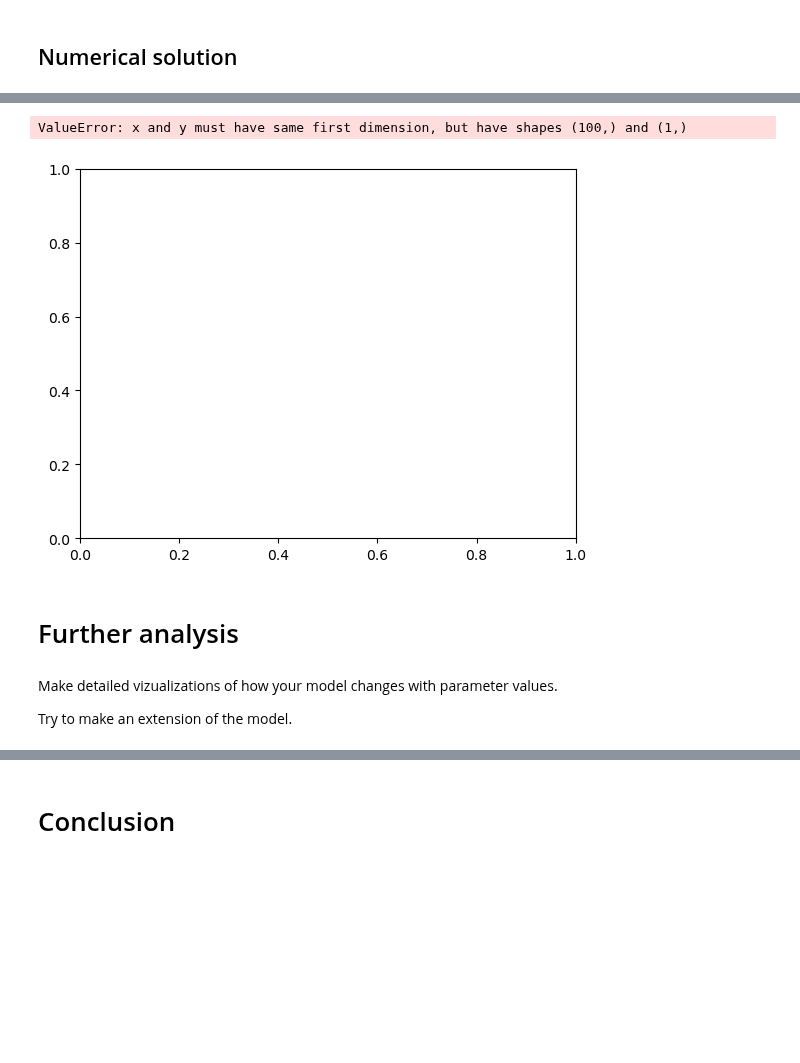
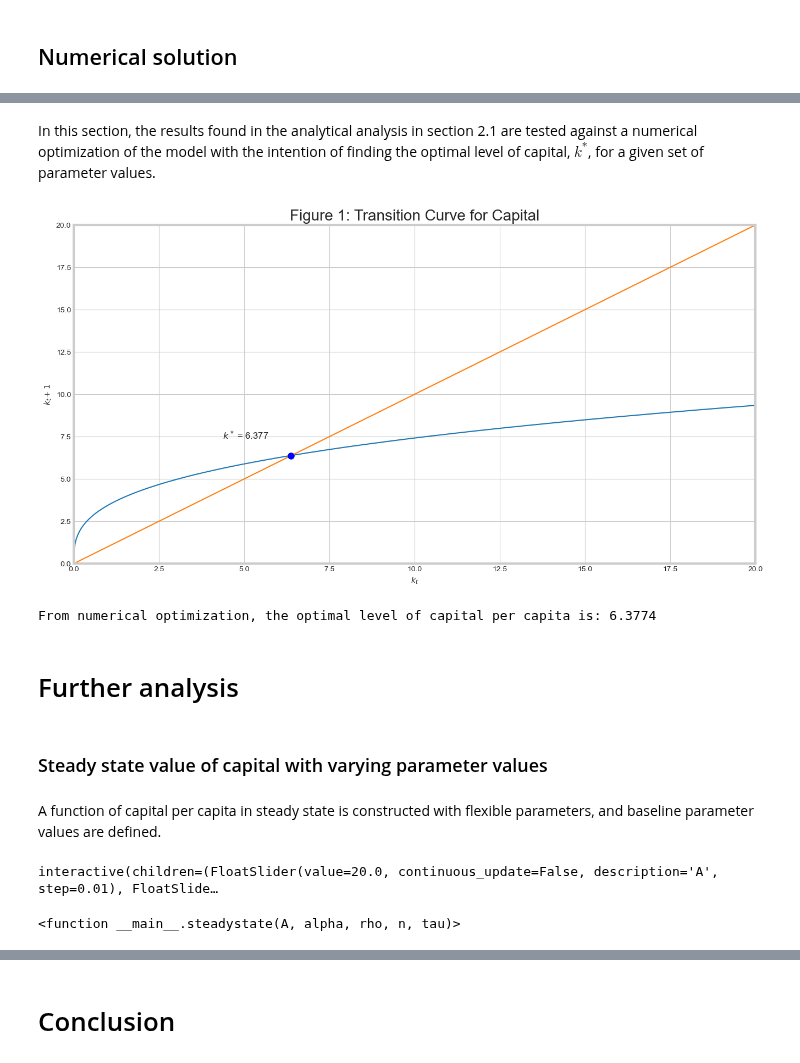
Before and after one commit to NumEconCopenhagen/projects-2023-frederikke-x2-og-sofie, a Jupyter notebook: modelproject/modelproject.ipynb, the cells around one changed output, grey strips where cells are left out. Drawn from its saved outputs; the diff is of its cells as text; code cells hidden in the pictures; blank space fills up the shorter version.

Commit message:
Modelprojekt

```diff
--- a/modelproject/modelproject.ipynb
+++ b/modelproject/modelproject.ipynb
@@ -53,5 +40,0 @@ y = sm.symbols('y')
-# %%
-f = k**alpha
-ss = sm.Eq(k,(s*(1-d)*f+(1-delta)*k)/((1+n)*(1+g)))
-kss = sm.solve(ss,k)[0]
-kss
@@ -105,12 +108,41 @@ def trans(s, d, alpha, delta, n, g):
-# %%
-plt.plot (K_vals, trans)
-plt.show()
-# %% [output]
-ValueError: x and y must have same first dimension, but have shapes (100,) and (1,)
-[figure, removed]
+# %% [markdown]
+
+In this section, the results found in the analytical analysis in section 2.1 are tested against a numerical optimization of the model with the intention of finding the optimal level of capital, $k^*$, for a given set of parameter values.
+# %%
+# a. The OLG class is called
+num_class = nm.OLG_modelClass()
+
+# b. Plotting the optimal level of capital in the transition diagram
+
+# i. The function describing the transition curve is called
+num_class.transition_curve()
+
+# ii. The figure is called and defined
+figure = plt.figure(figsize=(16,8))
+ax = figure.add_subplot(1,1,1)
+
+# iii. From the module, num_class, the graphs of the transition diagram are called
+num_class.plot_transition_curve(ax)
+num_class.plot_45_curve(ax)
+plt.plot(num_class.ss, num_class.ss, 'o', markersize=8, color='blue')
+plt.annotate(f'$k^*$ = {num_class.ss:.3f}', (num_class.ss-2, num_class.ss+1), size=12)
+plt.title('Figure 1: Transition Curve for Capital', loc='center', size=20)
+ax.spines['bottom'].set_linewidth(3)
+ax.spines['top'].set_linewidth(3)
+ax.spines['right'].set_linewidth(3)
+ax.spines['left'].set_linewidth(3)
+
+# iv. Display figure
+plt.show()
+
+# c. Print solution to the numerical analysis
+print(f'From numerical optimization, the optimal level of capital per capita is: {(num_class.ss):.4f}')
+# %% [output]
+[figure, added]
+From numerical optimization, the optimal level of capital per capita is: 6.3774
 # %% [markdown]
 # Further analysis
-# %% [markdown]
-Make detailed vizualizations of how your model changes with parameter values.
-
-Try to make an extension of the model.
+# %% [markdown]
+### Steady state value of capital with varying parameter values
+# %% [markdown]
+A function of capital per capita in steady state is constructed with flexible parameters, and baseline parameter values are defined.
@@ -116,0 +161,14 @@ Try to make an extension of the model.
+# %%
+# Showing a widget slider
+widgets.interact(
+        steadystate,
+        A = widgets.FloatSlider(description="A", min=0, max=100, step=0.01, value=A2, continuous_update=False),
+        alpha = widgets.FloatSlider(description="$\\alpha$", min=0.01, max=0.99, step=0.01, value=alpha2, continuous_update=False),
+        rho = widgets.FloatSlider(description="$\\rho$", min=0, max=0.99, step=0.01, value=rho2,  continuous_update=False),
+        n = widgets.FloatSlider(description="n", min=-0.99, max=0.99, step=0.01, value=n2, continuous_update=False),
+        tau = widgets.FloatSlider(description="$\\tau$", min=0, max=0.99, value=tau2, step=0.01, continuous_update=False)
+
+)
+# %% [output]
+interactive(children=(FloatSlider(value=20.0, continuous_update=False, description='A', step=0.01), FloatSlide…
+<function __main__.steadystate(A, alpha, rho, n, tau)>
```
Also changed, not shown: parts of 35 cells of this notebook.
